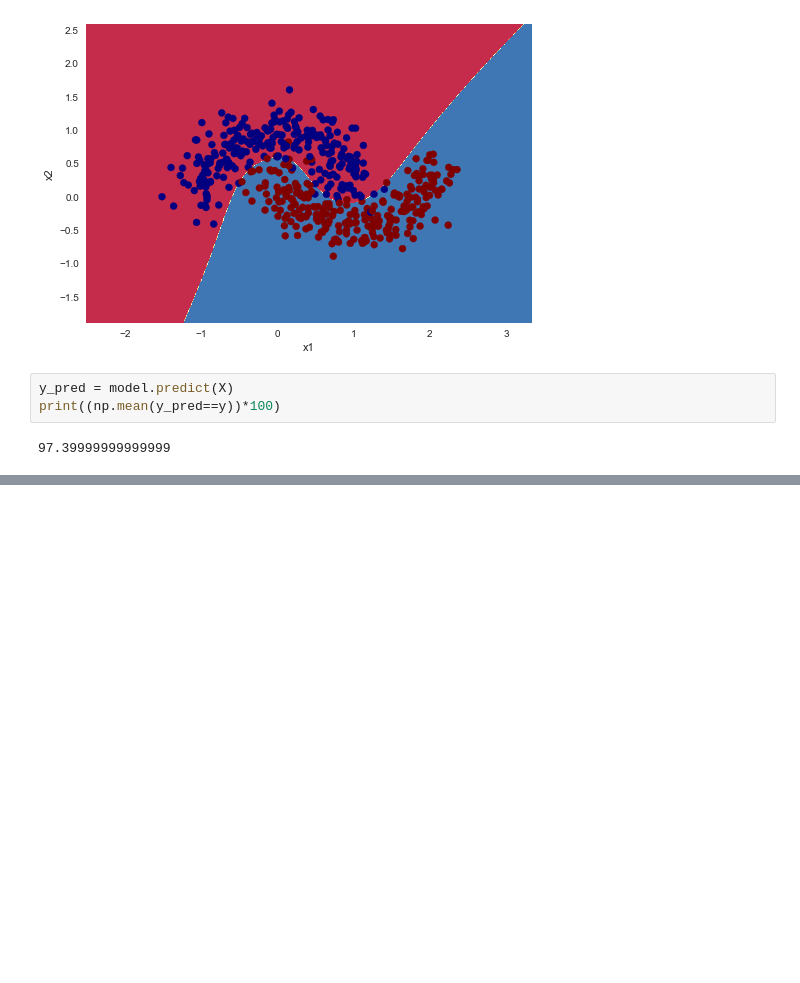
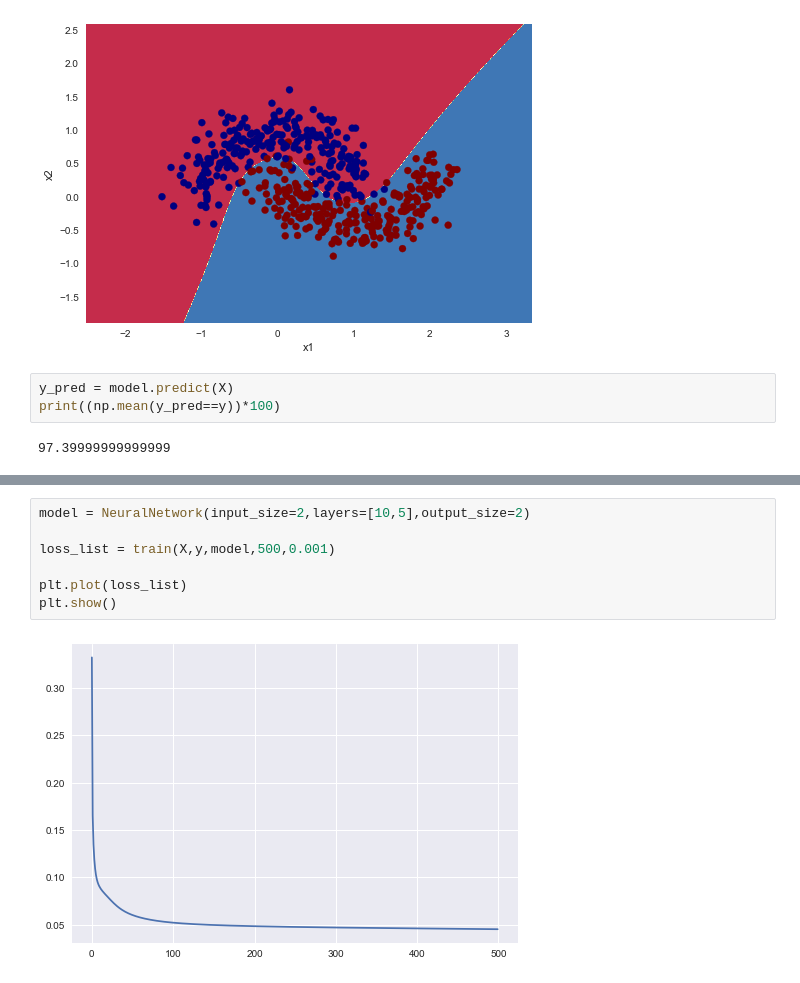
Before and after one commit to JayantGoel001/Deep-Learning, a Jupyter notebook: 3LayerNetwork.ipynb, the cells around one changed output, grey strips where cells are left out. Drawn from its saved outputs; the diff is of its cells as text; blank space fills up the shorter version.

```diff
--- a/3LayerNetwork.ipynb
+++ b/3LayerNetwork.ipynb
@@ -188,0 +196,9 @@ print((np.mean(y_pred==y))*100)
+# %%
+model = NeuralNetwork(input_size=2,layers=[10,5],output_size=2)
+
+loss_list = train(X,y,model,500,0.001)
+
+plt.plot(loss_list)
+plt.show()
+# %% [output]
+[figure, added]
```
Also changed, not shown: parts of 7 cells of this notebook.
